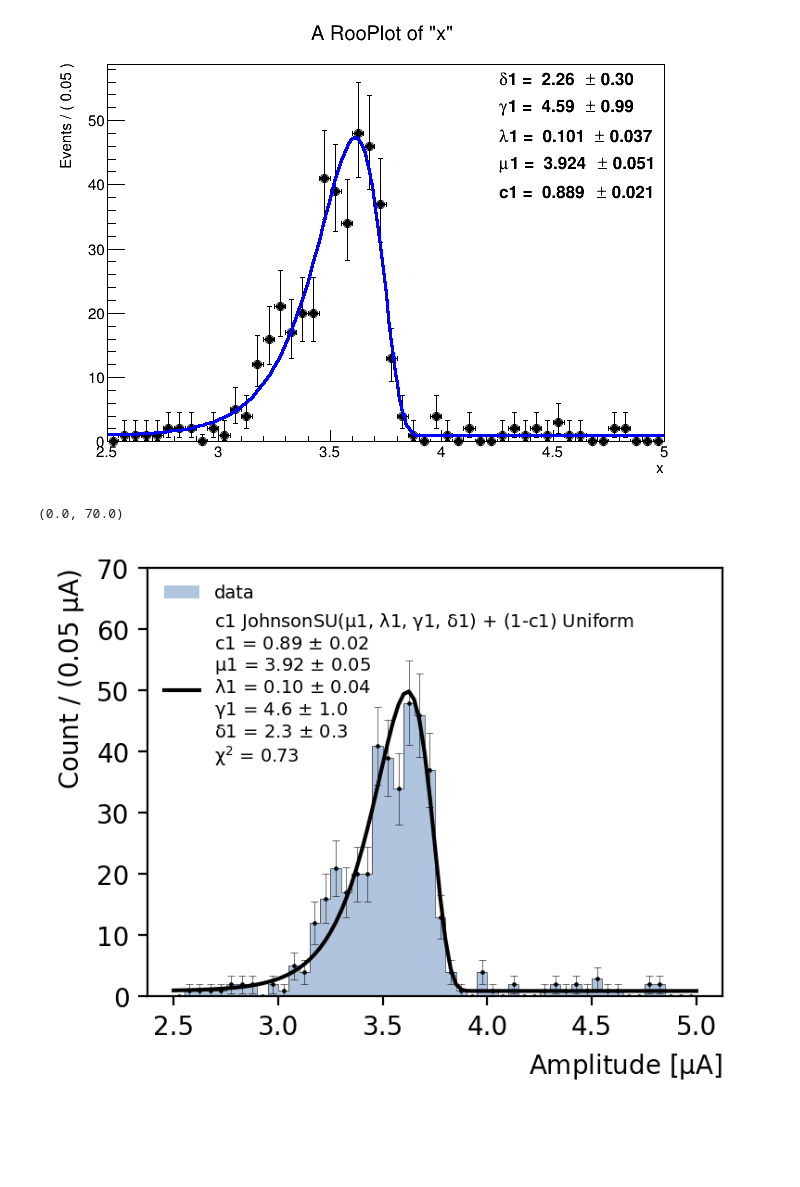
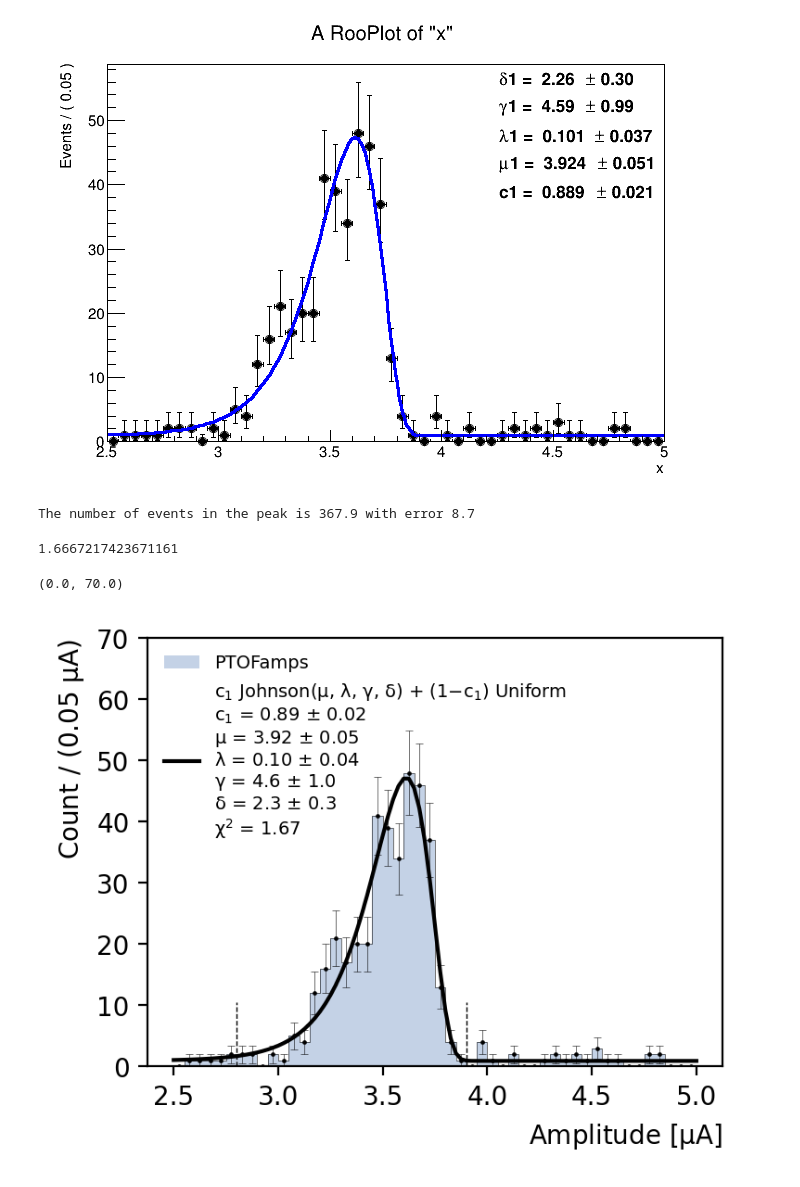
Before and after one commit to perry5334/CDMS, a Jupyter notebook: notebooks/CUTE/Ge71_Lines/Ge71_Activation_Lines_Data.ipynb, the cells around one changed output. Drawn from its saved outputs; the diff is of its cells as text; code cells hidden in the pictures; blank space fills up the shorter version.

Commit message:
Adding new plots to Ge71 lines sim notebook using new Cf252 decay sample

```diff
--- a/notebooks/CUTE/Ge71_Lines/Ge71_Activation_Lines_Data.ipynb
+++ b/notebooks/CUTE/Ge71_Lines/Ge71_Activation_Lines_Data.ipynb
@@ -12,7 +12,7 @@ import matplotlib.pyplot as plt
 %matplotlib inline
 
 CDMS = os.environ["CDMS"] # set in .bash_profile
-stylesheet = os.path.join(CDMS,"scripts","stylesheets","steel.mplstyle")
+stylesheet = os.path.join(CDMS,"scripts","stylesheets","blues.mplstyle")
 plt.style.use(stylesheet)
 
 sys.path.append(os.path.join(os.path.join(CDMS,"scripts")))
@@ -344,0 +204,11 @@ np.sqrt((c1 + c2)**2 * 208**2 + 3065**2 * c1_err**2 + 3065**2 * c2_err**2 + 2* c
+# %%
+x_plot = np.linspace(22, 30, 101)
+mu1, mu1_err, mu2, mu2_err = mean_1.getVal(), mean_1.getError(), mean_2.getVal(), mean_2.getError()
+sigma1, sigma1_err = sigma_1.getVal(), sigma_1.getError()
+delta2, delta2_err = delta_2.getVal(), delta_2.getError()
+gamma2, gamma2_err = gamma_2.getVal(), gamma_2.getError()
+lambda2, lambda2_err = lambda_2.getVal(), lambda_2.getError()
+c1, c1_err, c2, c2_err = frac1.getVal(), frac1.getError(), frac2.getVal(), frac2.getError()
+xrange = max(K_peak_bins) - min(K_peak_bins)
+
+PDF = np.array([gauss_johnson_flat(i, c1, c2, mu1, sigma1, mu2, lambda2, gamma2, delta2, xrange) for i in x_plot])
@@ -349,7 +258,10 @@ model = c_1 \cdot Johnson(\mu_1,\sigma_1,) + (1-c_1) \cdot Uniform
 $$
 # %%
 counts, bin_edges = np.histogram(L_peak_data, bins=L_peak_bins)
-bin_centers = bin_edges[:-1] + np.diff(L_peak_bins)[0] / 2
+binWidth = np.diff(L_peak_bins)[0]
+bin_centers = bin_edges[:-1] + binWidth / 2
+counts_err = np.sqrt(counts)
+counts_err[counts_err == 0] = np.inf
 
 # Observable
 x = ROOT.RooRealVar("x", "x", 2.5, 5)
@@ -412,6 +313,13 @@ make_plot(frame)
         4  0.99570   0.949 -0.975 -0.951  1.000 -0.034
         5  0.30270  -0.103  0.073  0.074 -0.034  1.000
 [figure]
+# %%
+nevent = ROOT.RooRealVar("#nevent", "#number of fitted events", len(L_peak_data))
+signal = ROOT.RooProduct("event yield", "nevent * frac1", ROOT.RooArgList(nevent, frac1))
+
+print(f'The number of events in the peak is {signal.getVal():.1f} with error {signal.getPropagatedError(fit_result):.1f}')
+# %% [output]
+The number of events in the peak is 367.9 with error 8.7
 # %%
 def johnson_flat(x, c1, mu1, lambda1, gamma1, delta1, xrange):
     Johnson1 = (delta1 / (lambda1 * np.sqrt(2 * np.pi)) * 1/np.sqrt(1 + ( (x - mu1) / lambda1 )**2 ) * np.exp( -1/2 * (gamma1 + delta1 * np.arcsinh( (x - mu1) / lambda1) )**2 ))
@@ -444,26 +341,38 @@ PDF = np.array([johnson_flat(i, c1, mu1, lambda1, gamma1, delta1, xrange) for i
+# %%
+obs = counts[6:-22]
+obs_err = counts_err[6:-22]
+exp = np.array([johnson_flat(i, c1, mu1, lambda1, gamma1, delta1, xrange) for i in bin_centers[6:-22]]) * binWidth * sum(counts)
+ddof = 5
+chi2 = sum( (obs - exp)**2 / obs_err**2 ) / (len(obs) - ddof - 1) # subtracting one to exclude 0 bin
+print(chi2)
+# %% [output]
+1.6667217423671161
 # %%
 plt.figure(figsize=(4,3), dpi=200)
-plt.hist(L_peak_data, bins=L_peak_bins, color = 'lightsteelblue', label = 'data')
+plt.hist(L_peak_data, bins=L_peak_bins, label = 'PTOFamps', alpha = 0.75)
 plt.hist(L_peak_data, bins=L_peak_bins, histtype='step', color = 'black', lw = 0.2)
 plt.xlabel(r"Amplitude [$\mathrm{\mu A}$]")
 plt.ylabel("Count / (0.05 $\mathrm{\mu A}$)")
 
 
-plt.plot(x, PDF*len(L_peak_data)*np.diff(L_peak_bins)[0], color = 'black',
-         label = r'c1 JohnsonSU($\mathrm{\mu 1}$, $\mathrm{\lambda1}$, $\mathrm{\gamma1}$, $\mathrm{\delta1}$) + (1-c1) Uniform' +
-                                    '\n' +f'c1 = {c1} ' + r'$\pm$' + f' {c1_err}'
-                                    '\n' + r'$\mathrm{\mu1}$' + f' = {mu1} ' + f'$\pm$' + f' {mu1_err}'
-                                    '\n' + r'$\mathrm{\lambda1}$' + f' = {lambda1:.2f} ' + r'$\pm$' + f' {lambda1_err}'
-                                    '\n' + r'$\mathrm{\gamma1}$' + f' = {gamma1} ' + r'$\pm$' + f' {gamma1_err}'
-                                    '\n' + r'$\mathrm{\delta1}$' + f' = {delta1} ' + r'$\pm$' + f' {delta1_err}'
-                                    '\n' + r'$\mathrm{\chi^2}$ = ' + f'{np.round(frame.chiSquare(5), 2)}')
+plt.plot(x_plot, PDF*len(L_peak_data)*np.diff(L_peak_bins)[0], color = 'black',
+         label = r'$\mathrm{c_1}$ Johnson($\mathrm{\mu}$, $\mathrm{\lambda}$, $\mathrm{\gamma}$, $\mathrm{\delta}$) + (1$\mathrm{- c_1}$) Uniform' +
+          '\n' + r'$\mathrm{c_1}$' + f' = {c1:.2f} ' + r'$\pm$' + f' {c1_err:.2f}'
+          '\n' + r'$\mathrm{\mu}$' + f' = {mu1:.2f} ' + f'$\pm$' + f' {mu1_err:.2f}'
+          '\n' + r'$\mathrm{\lambda}$' + f' = {lambda1:.2f} ' + r'$\pm$' + f' {lambda1_err:.2f}'
+          '\n' + r'$\mathrm{\gamma}$' + f' = {gamma1:.1f} ' + r'$\pm$' + f' {gamma1_err:.1f}'
+          '\n' + r'$\mathrm{\delta}$' + f' = {delta1:.1f} ' + r'$\pm$' + f' {delta1_err:.1f}'
+          '\n' + r'$\mathrm{\chi^2}$ = ' + f'{np.round(chi2, 2)}')
 
 plt.errorbar(bin_centers, counts, yerr = np.sqrt(counts), ls = "None", color='black', capsize = 1.5, elinewidth=0.2, capthick = 0.2)
 plt.scatter(bin_centers, counts, color = 'black', s = 0.5)
 
+plt.axvline(bin_centers[6] - binWidth / 2, 0, 0.15, lw = 0.5, color = 'black', ls='--')
+plt.axvline(bin_centers[-23] + binWidth / 2, 0, 0.15, lw = 0.5, color = 'black', ls='--')
+
 plt.legend(fontsize = 7, loc = 'upper left')
 
 plt.ylim(0, 70)
 # %% [output]
 (0.0, 70.0)
-[figure, old version]
+[figure, new version]
```
Also changed, not shown: parts of 30 cells of this notebook, 5 other files.
